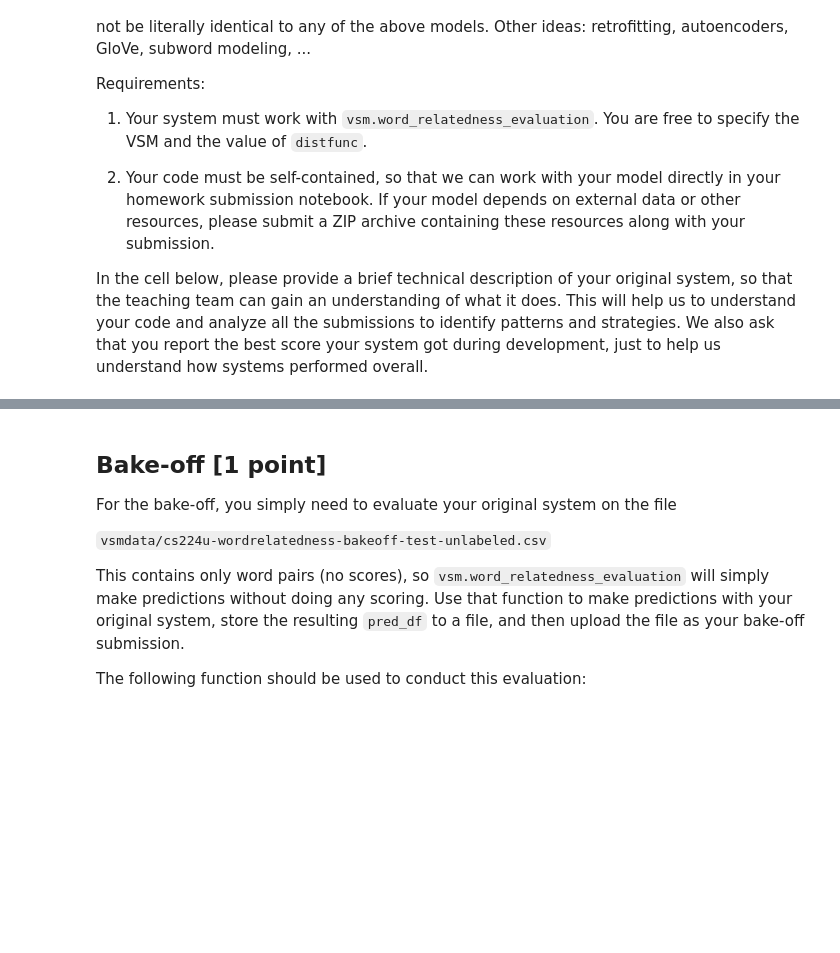
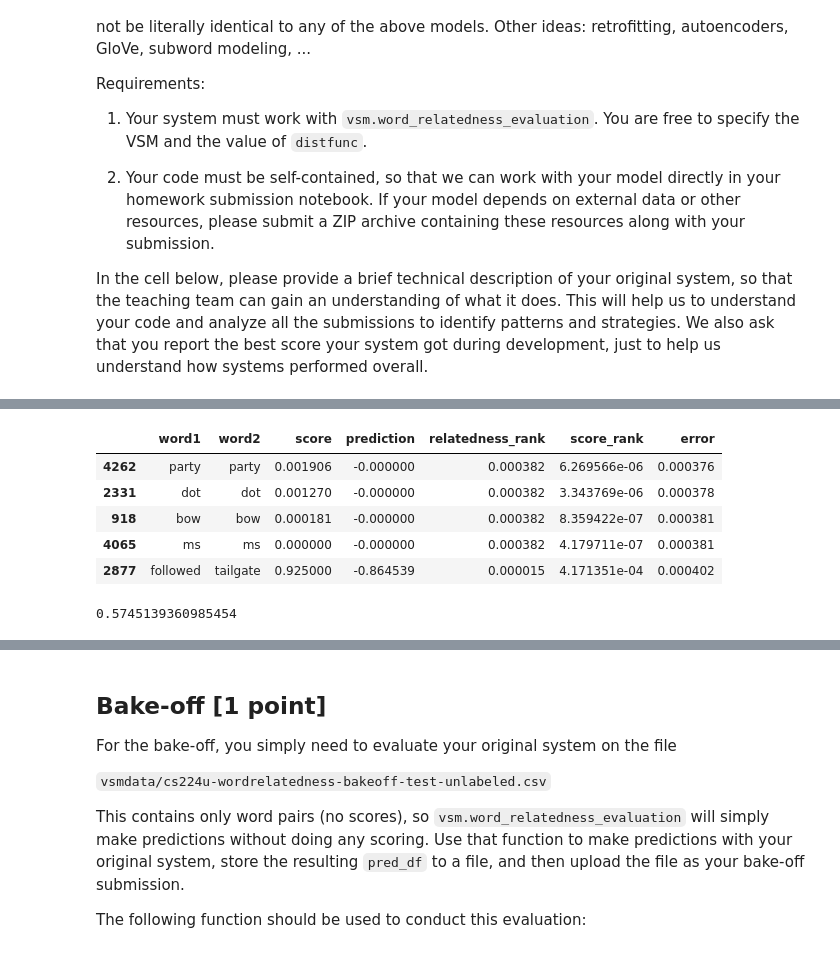
Before and after one commit to feifang24/cs224u-spr2021, a Jupyter notebook: hw_wordrelatedness.ipynb, the cells around one changed output, grey strips where cells are left out. Saved outputs shown, nothing was run; the diff lists cells and outputs as text; code cells hidden in the pictures; blank space fills up the shorter version.

```diff
--- a/hw_wordrelatedness.ipynb
+++ b/hw_wordrelatedness.ipynb
@@ -527,0 +665,8 @@ if 'IS_GRADESCOPE_ENV' not in os.environ:
+# %%
+yelp5_scaled = pd.read_csv(
+            os.path.join(VSM_HOME, "yelp_window5-scaled.csv.gz"), index_col=0)
+yelp5_ppmi_lsa_df = vsm.lsa(vsm.pmi(yelp5_scaled), k=300) # 300 = GloVe dimension
+# %%
+yelp5_ppmi_lsa_normalized_df = row_norm(yelp5_ppmi_lsa_df)
+# %%
+yelp_ensemble_df = pd.concat([yelp5_ppmi_lsa_normalized_df, glove_normalized_df], axis=1)
@@ -527,0 +678,16 @@ if 'IS_GRADESCOPE_ENV' not in os.environ:
+# %%
+yelp_ensemble_error = error_analysis(yelp_ensemble_pred_df)
+yelp_ensemble_error.tail()
+# %% [output]
+|  | word1 | word2 | score | prediction | relatedness_rank | score_rank | error |
+| 4262 | party | party | 0.001906 | -0.000000 | 0.000382 | 6.269566e-06 | 0.000376 |
+| 2331 | dot | dot | 0.001270 | -0.000000 | 0.000382 | 3.343769e-06 | 0.000378 |
+| 918 | bow | bow | 0.000181 | -0.000000 | 0.000382 | 8.359422e-07 | 0.000381 |
+| 4065 | ms | ms | 0.000000 | -0.000000 | 0.000382 | 4.179711e-07 | 0.000381 |
+| 2877 | followed | tailgate | 0.925000 | -0.864539 | 0.000015 | 4.171351e-04 | 0.000402 |
+# %%
+# eval on debugged dev_df
+yelp_ensemble_pred_df_debugged, yelp_ensemble_rho_debugged = vsm.word_relatedness_evaluation(dev_df_debugged, yelp_ensemble_df)
+yelp_ensemble_rho_debugged
+# %% [output]
+0.5745139360985454
```
Also changed, not shown: parts of 35 cells of this notebook, 1 other file.
